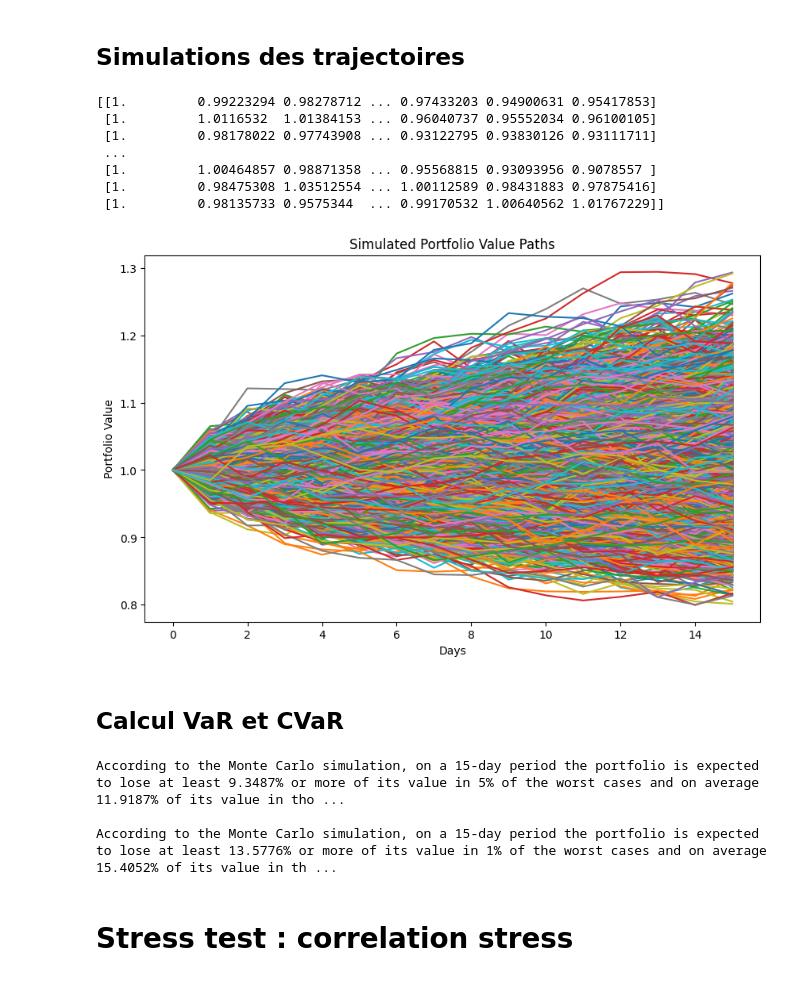
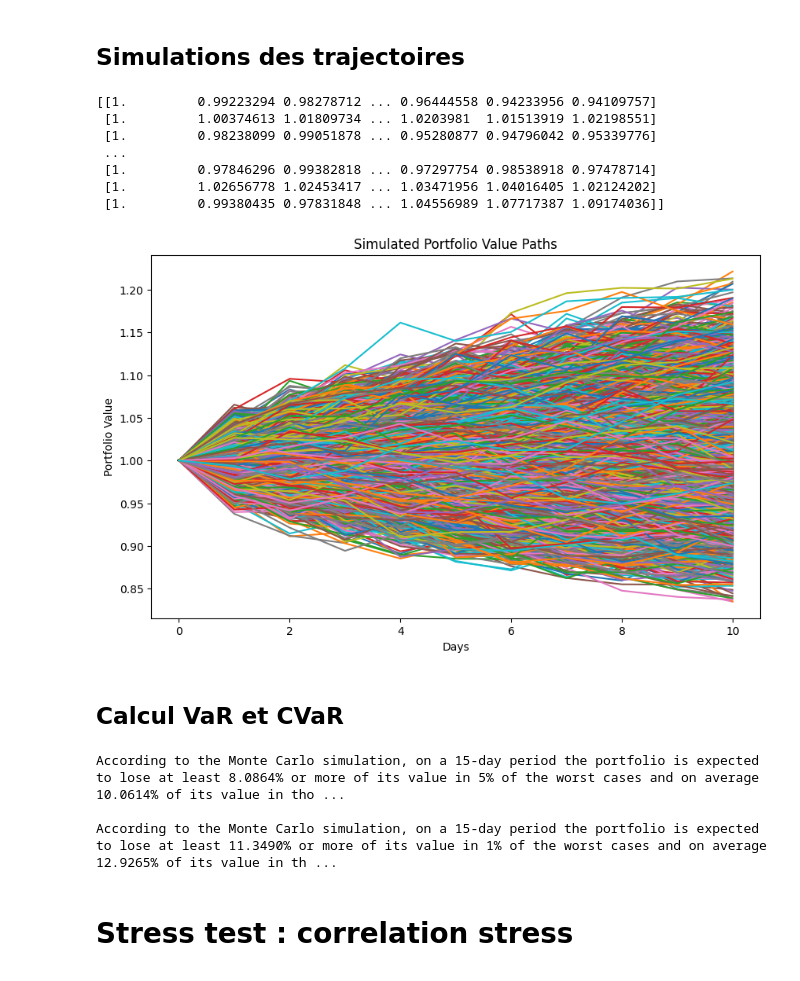
Before and after one commit to bilil-byte/Financial-Risk-project, a Jupyter notebook: notebook.ipynb, the cells around one changed output. Drawn from its saved outputs; the diff is of its cells as text; code cells hidden in the pictures.

```diff
--- a/notebook.ipynb
+++ b/notebook.ipynb
@@ -261,28 +289,28 @@ def simulation_gbm (weights, returns, cov, S0 = 1.0, n_days = 252, n_sim = 10000
 
     return port_values
 # %%
-simulated_portfolio_values = simulation_gbm (weights, assets_returns, daily_returns.cov(), n_days = 15) #n_days = 15 pour calculer la VaR sur 15 jours
+simulated_portfolio_values = simulation_gbm (weights, assets_returns, daily_returns.cov(), n_days = 10) #n_days = 10 for a 10-day VaR
 print (simulated_portfolio_values)
 # %% [output]
-[[1.         0.99223294 0.98278712 ... 0.97433203 0.94900631 0.95417853]
- [1.         1.0116532  1.01384153 ... 0.96040737 0.95552034 0.96100105]
- [1.         0.98178022 0.97743908 ... 0.93122795 0.93830126 0.93111711]
+[[1.         0.99223294 0.98278712 ... 0.96444558 0.94233956 0.94109757]
+ [1.         1.00374613 1.01809734 ... 1.0203981  1.01513919 1.02198551]
+ [1.         0.98238099 0.99051878 ... 0.95280877 0.94796042 0.95339776]
  ...
- [1.         1.00464857 0.98871358 ... 0.95568815 0.93093956 0.9078557 ]
- [1.         0.98475308 1.03512554 ... 1.00112589 0.98431883 0.97875416]
- [1.         0.98135733 0.9575344  ... 0.99170532 1.00640562 1.01767229]]
+ [1.         0.97846296 0.99382818 ... 0.97297754 0.98538918 0.97478714]
+ [1.         1.02656778 1.02453417 ... 1.03471956 1.04016405 1.02124202]
+ [1.         0.99380435 0.97831848 ... 1.04556989 1.07717387 1.09174036]]
 # %%
 plt.figure(figsize=(10, 6))
-t = np.linspace (0, 15, 16)
+t = np.linspace (0, 10, 11)
 
 for i in range(simulated_portfolio_values.shape[0]):
     plt.plot(t, simulated_portfolio_values[i])
 plt.title('Simulated Portfolio Value Paths')
 plt.xlabel('Days')
 plt.ylabel('Portfolio Value')
 plt.show()
 # %% [output]
-[figure, old version]
+[figure, new version]
 # %% [markdown]
 ## Calcul VaR et CVaR
 # %%
@@ -295,8 +323,8 @@ mc_cvar_99 = np.mean(loss[loss <= mc_var_99])
 print (f'According to the Monte Carlo simulation, on a 15-day period the portfolio is expected to lose at least {-mc_var_95 * 100:.4f}% or more of its value in 5% of the worst cases and on average {- mc_cvar_95 * 100:.4f}% of its value in those cases.\n')
 print (f'According to the Monte Carlo simulation, on a 15-day period the portfolio is expected to lose at least {-mc_var_99 * 100:.4f}% or more of its value in 1% of the worst cases and on average {- mc_cvar_99 * 100:.4f}% of its value in those cases.')
 # %% [output]
-According to the Monte Carlo simulation, on a 15-day period the portfolio is expected to lose at least 9.3487% or more of its value in 5% of the worst cases and on average 11.9187% of its value in tho ...
+According to the Monte Carlo simulation, on a 15-day period the portfolio is expected to lose at least 8.0864% or more of its value in 5% of the worst cases and on average 10.0614% of its value in tho ...
 
-According to the Monte Carlo simulation, on a 15-day period the portfolio is expected to lose at least 13.5776% or more of its value in 1% of the worst cases and on average 15.4052% of its value in th ...
+According to the Monte Carlo simulation, on a 15-day period the portfolio is expected to lose at least 11.3490% or more of its value in 1% of the worst cases and on average 12.9265% of its value in th ...
 # %% [markdown]
 # Stress test : correlation stress
```
Also changed, not shown: parts of 15 cells of this notebook, 3 other files.
